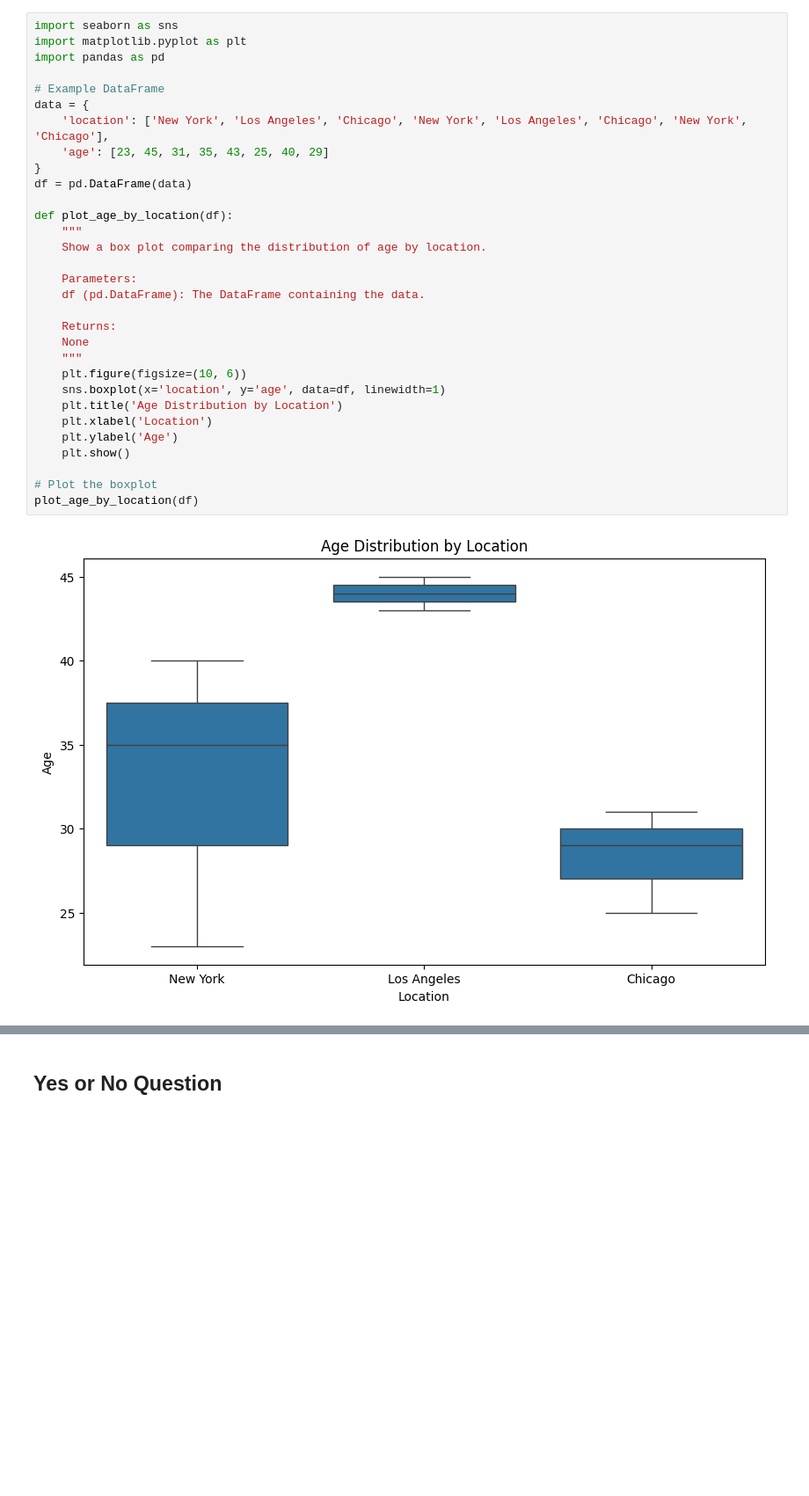
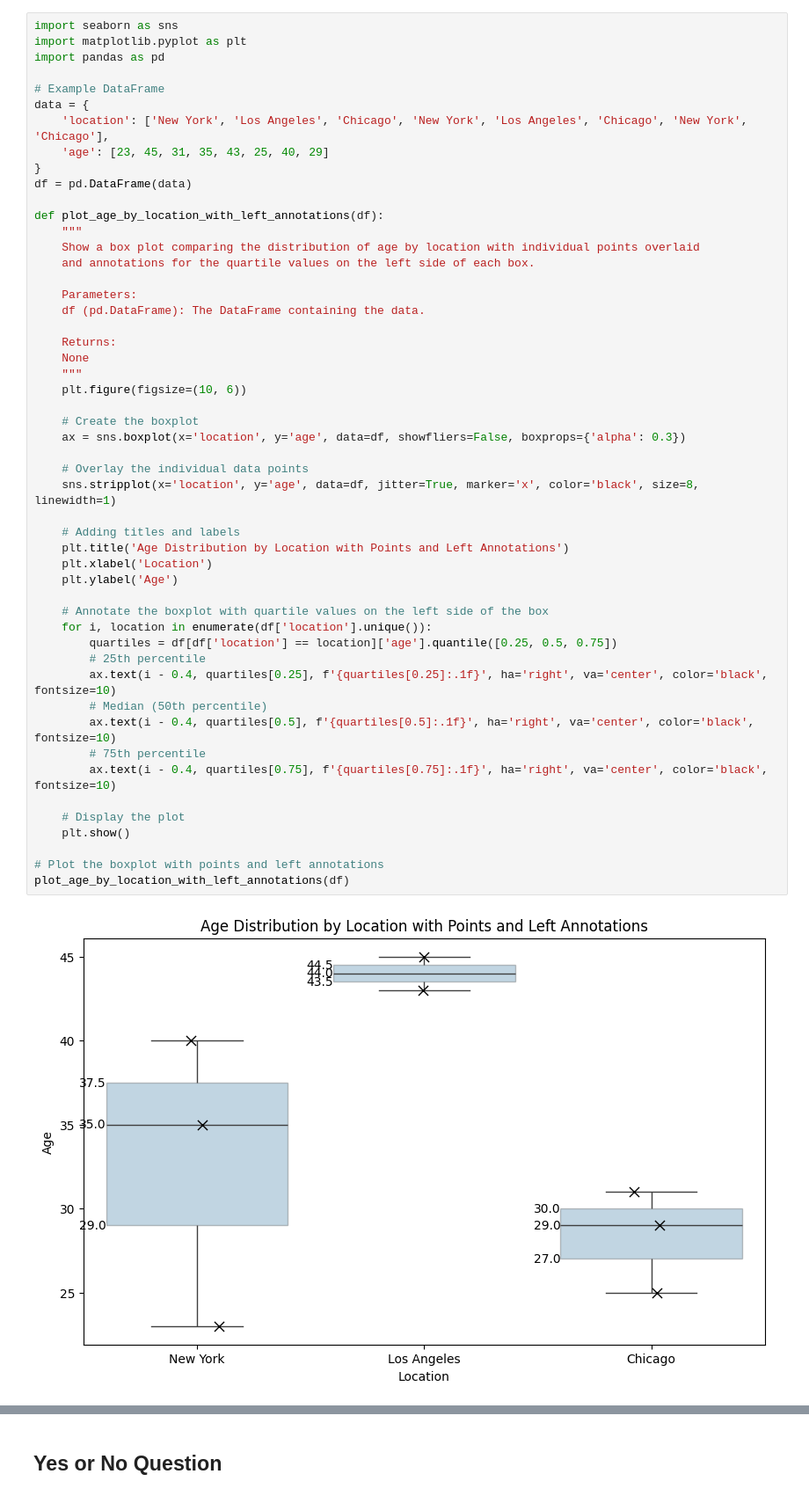
Before and after one commit to ui-fankfurt/bloomberg-academy, a Jupyter notebook: bloomberg.ipynb, the cells around one changed output, grey strips where cells are left out. Shown at 88% size. Saved outputs shown, nothing was run; the diff lists cells and outputs as text; blank space fills up the shorter version.

```diff
--- a/bloomberg.ipynb
+++ b/bloomberg.ipynb
@@ -88,33 +146,53 @@ plot_age_by_location_with_points(df)
 # %%
 import seaborn as sns
 import matplotlib.pyplot as plt
 import pandas as pd
 
 # Example DataFrame
 data = {
     'location': ['New York', 'Los Angeles', 'Chicago', 'New York', 'Los Angeles', 'Chicago', 'New York', 'Chicago'],
     'age': [23, 45, 31, 35, 43, 25, 40, 29]
 }
 df = pd.DataFrame(data)
 
-def plot_age_by_location(df):
+def plot_age_by_location_with_left_annotations(df):
     """
-    Show a box plot comparing the distribution of age by location.
+    Show a box plot comparing the distribution of age by location with individual points overlaid
+    and annotations for the quartile values on the left side of each box.
 
     Parameters:
     df (pd.DataFrame): The DataFrame containing the data.
 
     Returns:
     None
     """
     plt.figure(figsize=(10, 6))
-    sns.boxplot(x='location', y='age', data=df, linewidth=1)
-    plt.title('Age Distribution by Location')
+
+    # Create the boxplot
+    ax = sns.boxplot(x='location', y='age', data=df, showfliers=False, boxprops={'alpha': 0.3})
+
+    # Overlay the individual data points
+    sns.stripplot(x='location', y='age', data=df, jitter=True, marker='x', color='black', size=8, linewidth=1)
+
+    # Adding titles and labels
+    plt.title('Age Distribution by Location with Points and Left Annotations')
     plt.xlabel('Location')
     plt.ylabel('Age')
+
+    # Annotate the boxplot with quartile values on the left side of the box
+    for i, location in enumerate(df['location'].unique()):
+        quartiles = df[df['location'] == location]['age'].quantile([0.25, 0.5, 0.75])
+        # 25th percentile
+        ax.text(i - 0.4, quartiles[0.25], f'{quartiles[0.25]:.1f}', ha='right', va='center', color='black', fontsize=10)
+        # Median (50th percentile)
+        ax.text(i - 0.4, quartiles[0.5], f'{quartiles[0.5]:.1f}', ha='right', va='center', color='black', fontsize=10)
+        # 75th percentile
+        ax.text(i - 0.4, quartiles[0.75], f'{quartiles[0.75]:.1f}', ha='right', va='center', color='black', fontsize=10)
+
+    # Display the plot
     plt.show()
 
-# Plot the boxplot
-plot_age_by_location(df)
+# Plot the boxplot with points and left annotations
+plot_age_by_location_with_left_annotations(df)
 # %% [output]
-[figure, old version]
+[figure, new version]
```
Also changed, not shown: parts of 12 cells of this notebook.
